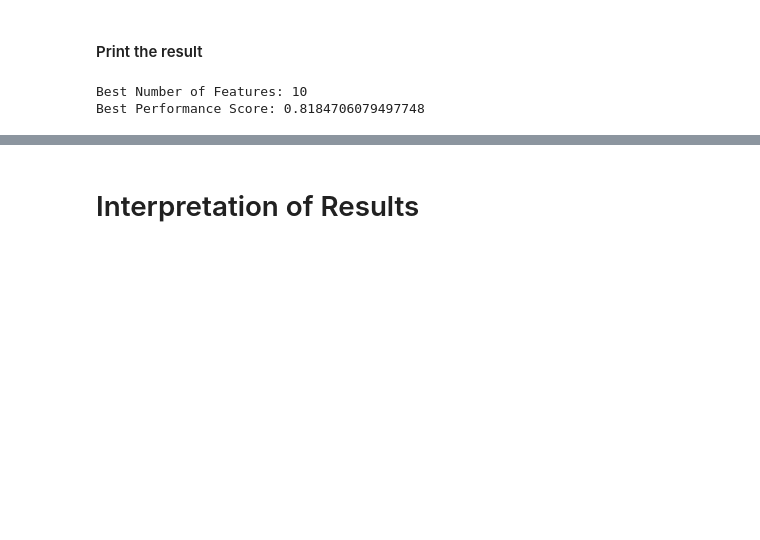
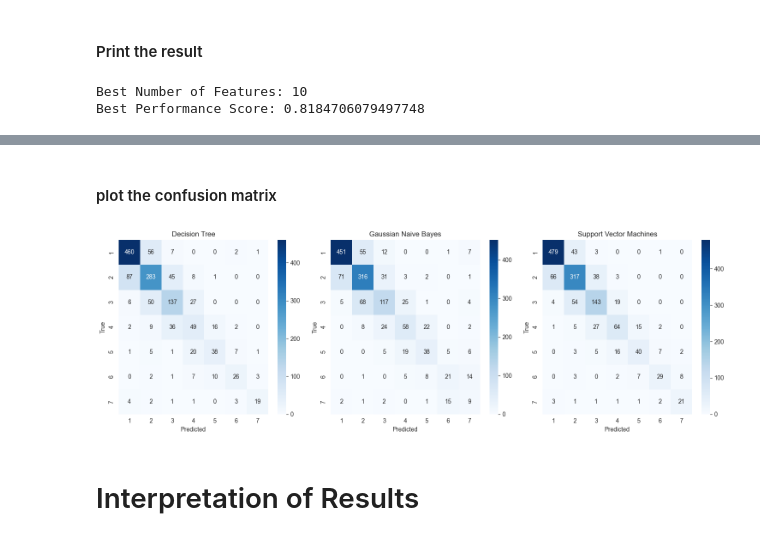
Before and after one commit to aminshannan121/Data_Mining_Project, a Jupyter notebook: Project.ipynb, the cells around one changed output, grey strips where cells are left out. Saved outputs shown, nothing was run; the diff lists cells and outputs as text; code cells hidden in the pictures; blank space fills up the shorter version.

```diff
--- a/Project.ipynb
+++ b/Project.ipynb
@@ -495,0 +575,2 @@ should include
+# %%
+GNB.fit(X_train, y_train)
@@ -495,0 +587,2 @@ should include
+# %%
+SVM = SVC()
@@ -495,0 +591,2 @@ should include
+# %%
+SVM.fit(X_train, y_train)
@@ -496,2 +752,23 @@ should include
+# %% [markdown]
+#### plot the confusion matrix
+# %%
+classifiers = [DTC, GNB, SVM]
+classifier_names = ['Decision Tree', 'Gaussian Naive Bayes', 'Support Vector Machines']
+class_names = DTC.classes_
+
+fig, axes = plt.subplots(nrows=1, ncols=len(classifiers), figsize=(15, 5))
+
+for i, clf in enumerate(classifiers):
+    y_pred = clf.predict(X_test)
+    cm = confusion_matrix(y_test, y_pred)
+    sns.heatmap(cm, annot=True, cmap='Blues', fmt='d', ax=axes[i], xticklabels=class_names, yticklabels=class_names)
+    axes[i].set_title(classifier_names[i])
+    axes[i].set_xlabel('Predicted')
+    axes[i].set_ylabel('True')
+
+plt.tight_layout()
+plt.show()
+# %% [output]
+[figure, added]
 # %% [markdown]
 # Interpretation of Results
```
Also changed, not shown: parts of 109 cells of this notebook.
